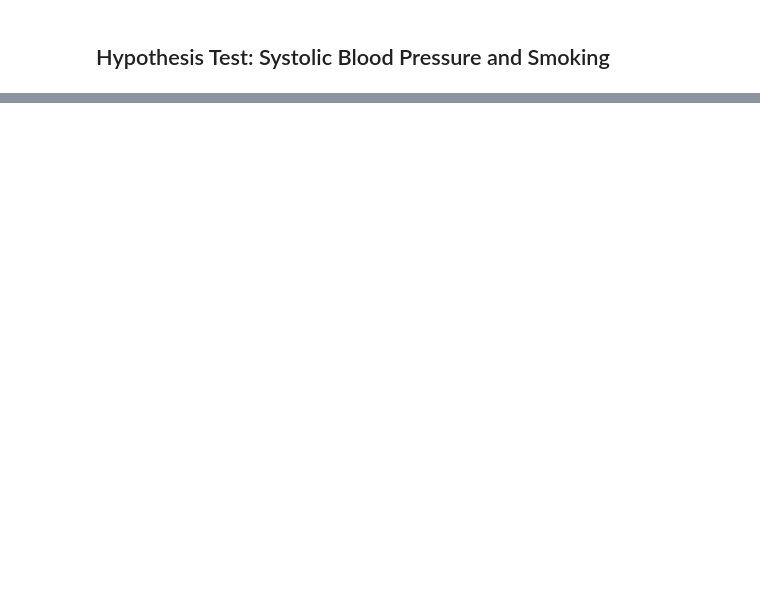
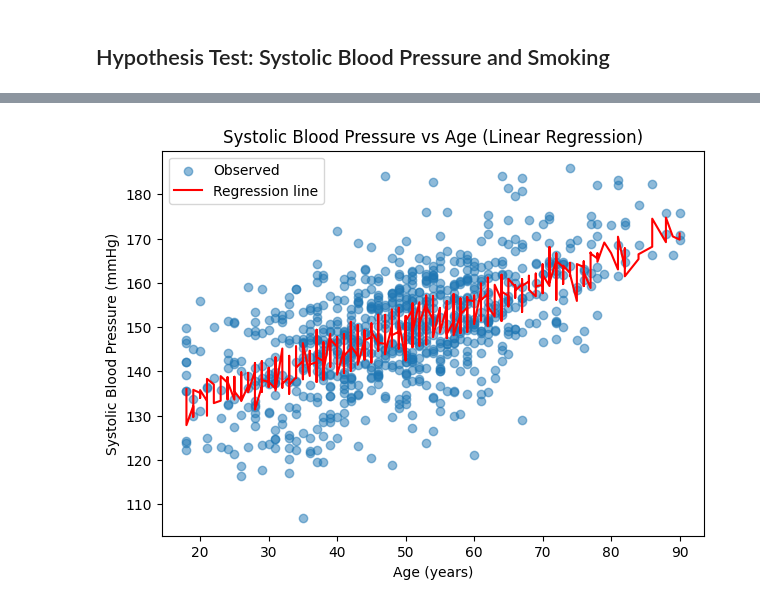
Before and after one commit to Realytica/health_study, a Jupyter notebook: notebooks/part_1_health_study.ipynb, the cells around one changed output, grey strips where cells are left out. Drawn from its saved outputs; the diff is of its cells as text; code cells hidden in the pictures; blank space fills up the shorter version.

```diff
--- a/notebooks/part_1_health_study.ipynb
+++ b/notebooks/part_1_health_study.ipynb
@@ -344,0 +413,20 @@ ImportError: cannot import name 'summary_stats' from 'analysis' (c:\Users\pappa\
+# %%
+# Sort by age for a clean line
+sorted_idx = np.argsort(df["age"])
+age_sorted = df["age"].iloc[sorted_idx]
+bp_sorted = df["systolic_bp"].iloc[sorted_idx]
+
+# Predict using the trained model
+X_sorted = df.loc[sorted_idx, ["age", "weight"]]
+bp_pred_sorted = model.predict(X_sorted)
+
+plt.figure(figsize=(7, 5))
+plt.scatter(age_sorted, bp_sorted, alpha=0.5, label="Observed")
+plt.plot(age_sorted, bp_pred_sorted, color="red", label="Regression line")
+plt.xlabel("Age (years)")
+plt.ylabel("Systolic Blood Pressure (mmHg)")
+plt.title("Systolic Blood Pressure vs Age (Linear Regression)")
+plt.legend()
+plt.show()
+# %% [output]
+[figure, added]
```
Also changed, not shown: parts of 23 cells of this notebook, 2 other files.
